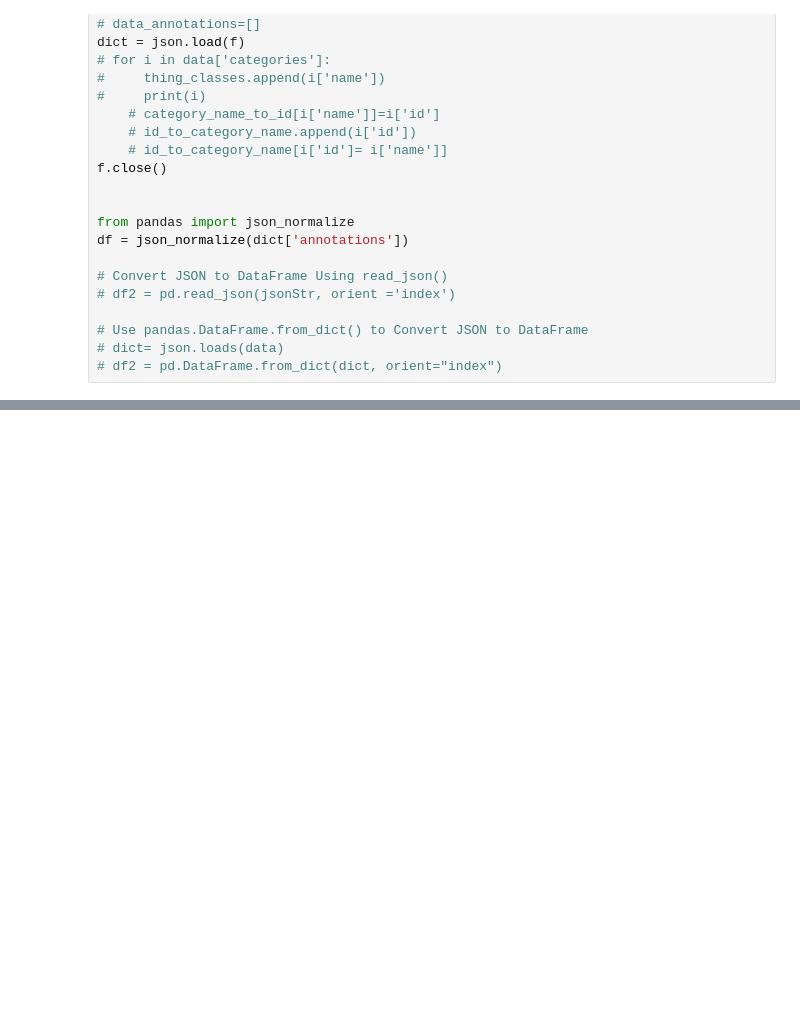
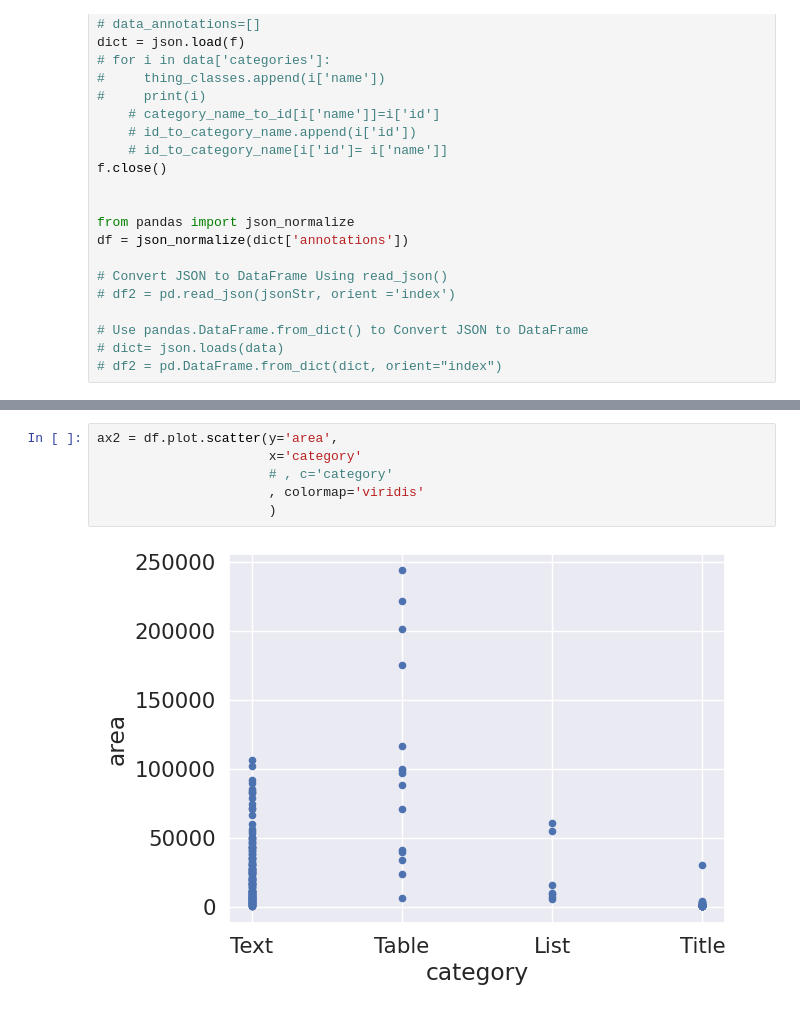
Before and after one commit to Abhishek92kumar/LJMU, a Jupyter notebook: exploring_PubLayNet_dataset.ipynb, the cells around one changed output, grey strips where cells are left out. Drawn from its saved outputs; the diff is of its cells as text; blank space fills up the shorter version.

```diff
--- a/exploring_PubLayNet_dataset.ipynb
+++ b/exploring_PubLayNet_dataset.ipynb
@@ -487,0 +600,8 @@ dict['annotations']
+# %%
+ax2 = df.plot.scatter(y='area',
+                      x='category'
+                      # , c='category'
+                      , colormap='viridis'
+                      )
+# %% [output]
+[figure, added]
```
Also changed, not shown: parts of 24 cells of this notebook.
